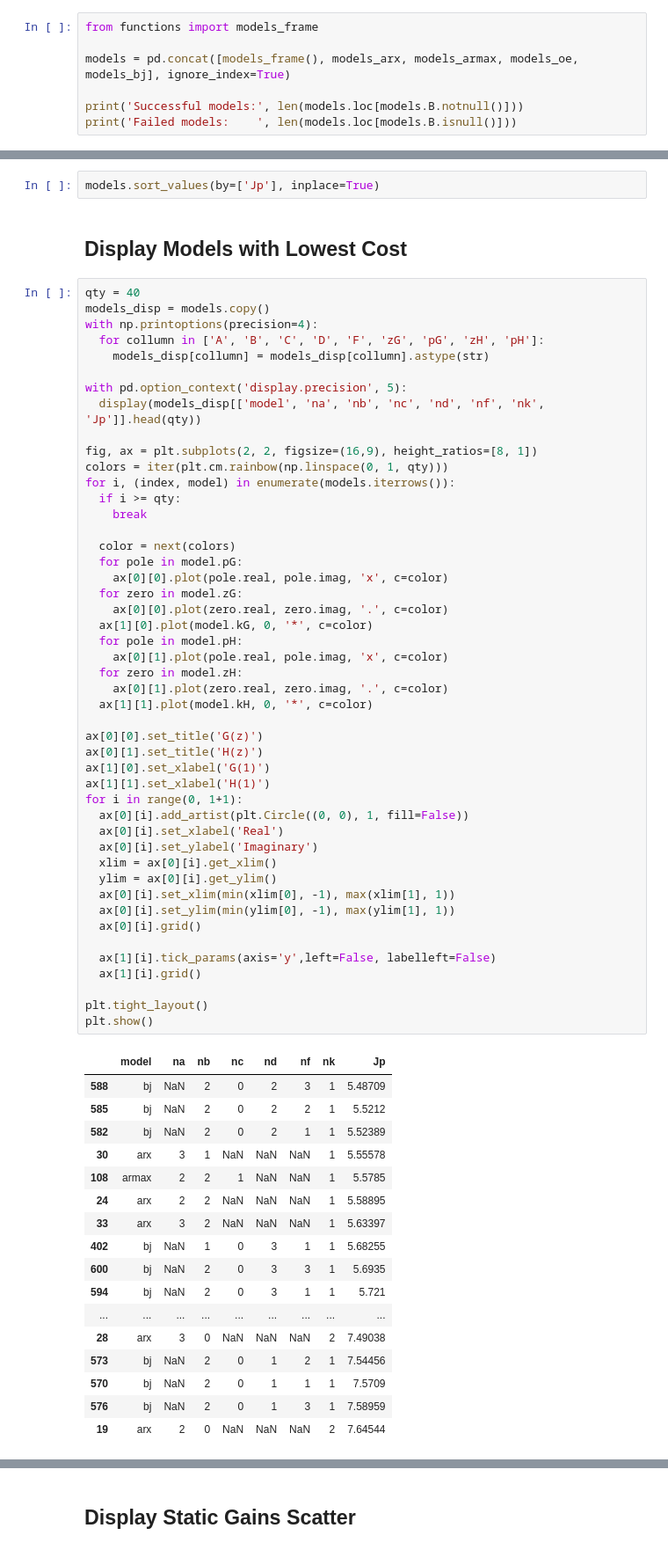
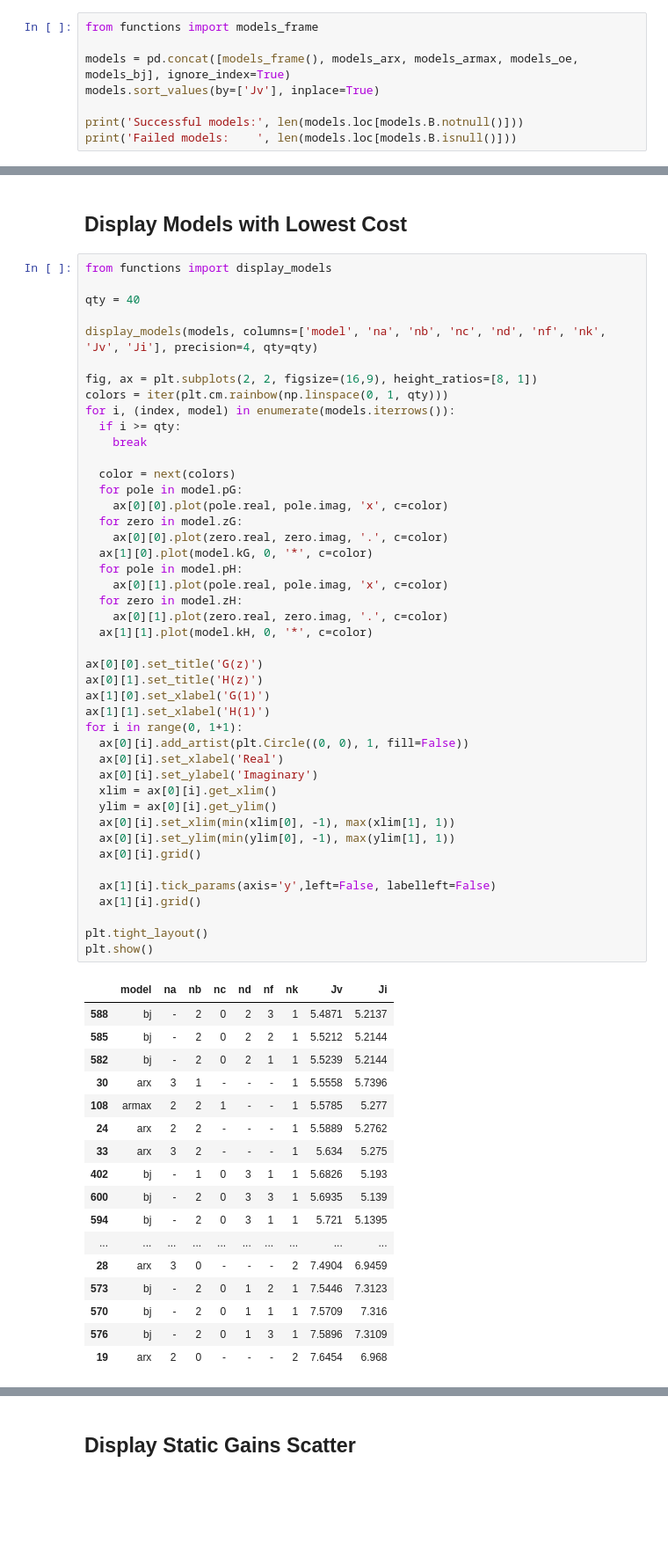
Before and after one commit to GuiBeal/system-identification, a Jupyter notebook: Python/main.ipynb, the cells around one changed output, grey strips where cells are left out. Shown at 88% size. Drawn from its saved outputs; the diff is of its cells as text; blank space fills up the shorter version.

```diff
--- a/Python/main.ipynb
+++ b/Python/main.ipynb
@@ -250,6 +328,7 @@ models_bj = bj(u_i, y_i, u_v, y_v, nb_range, nc_range, nd_range, nf_range, nk_ra
 from functions import models_frame
 
 models = pd.concat([models_frame(), models_arx, models_armax, models_oe, models_bj], ignore_index=True)
+models.sort_values(by=['Jv'], inplace=True)
 
 print('Successful models:', len(models.loc[models.B.notnull()]))
 print('Failed models:    ', len(models.loc[models.B.isnull()]))
@@ -265,16 +338,11 @@ Failed models:     216
-# %%
-models.sort_values(by=['Jp'], inplace=True)
 # %% [markdown]
 ## Display Models with Lowest Cost
 # %%
+from functions import display_models
+
 qty = 40
-models_disp = models.copy()
-with np.printoptions(precision=4):
-  for collumn in ['A', 'B', 'C', 'D', 'F', 'zG', 'pG', 'zH', 'pH']:
-    models_disp[collumn] = models_disp[collumn].astype(str)
 
-with pd.option_context('display.precision', 5):
-  display(models_disp[['model', 'na', 'nb', 'nc', 'nd', 'nf', 'nk', 'Jp']].head(qty))
+display_models(models, columns=['model', 'na', 'nb', 'nc', 'nd', 'nf', 'nk', 'Jv', 'Ji'], precision=4, qty=qty)
 
 fig, ax = plt.subplots(2, 2, figsize=(16,9), height_ratios=[8, 1])
 colors = iter(plt.cm.rainbow(np.linspace(0, 1, qty)))
@@ -287,50 +355,50 @@ for i, (index, model) in enumerate(models.iterrows()):
     ax[0][0].plot(pole.real, pole.imag, 'x', c=color)
   for zero in model.zG:
     ax[0][0].plot(zero.real, zero.imag, '.', c=color)
   ax[1][0].plot(model.kG, 0, '*', c=color)
   for pole in model.pH:
     ax[0][1].plot(pole.real, pole.imag, 'x', c=color)
   for zero in model.zH:
     ax[0][1].plot(zero.real, zero.imag, '.', c=color)
   ax[1][1].plot(model.kH, 0, '*', c=color)
 
 ax[0][0].set_title('G(z)')
 ax[0][1].set_title('H(z)')
 ax[1][0].set_xlabel('G(1)')
 ax[1][1].set_xlabel('H(1)')
 for i in range(0, 1+1):
   ax[0][i].add_artist(plt.Circle((0, 0), 1, fill=False))
   ax[0][i].set_xlabel('Real')
   ax[0][i].set_ylabel('Imaginary')
   xlim = ax[0][i].get_xlim()
   ylim = ax[0][i].get_ylim()
   ax[0][i].set_xlim(min(xlim[0], -1), max(xlim[1], 1))
   ax[0][i].set_ylim(min(ylim[0], -1), max(ylim[1], 1))
   ax[0][i].grid()
 
   ax[1][i].tick_params(axis='y',left=False, labelleft=False)
   ax[1][i].grid()
 
 plt.tight_layout()
 plt.show()
 # %% [output]
-|  | model | na | nb | nc | nd | nf | nk | Jp |
-| 588 | bj | NaN | 2 | 0 | 2 | 3 | 1 | 5.48709 |
-| 585 | bj | NaN | 2 | 0 | 2 | 2 | 1 | 5.5212 |
-| 582 | bj | NaN | 2 | 0 | 2 | 1 | 1 | 5.52389 |
-| 30 | arx | 3 | 1 | NaN | NaN | NaN | 1 | 5.55578 |
-| 108 | armax | 2 | 2 | 1 | NaN | NaN | 1 | 5.5785 |
-| 24 | arx | 2 | 2 | NaN | NaN | NaN | 1 | 5.58895 |
-| 33 | arx | 3 | 2 | NaN | NaN | NaN | 1 | 5.63397 |
-| 402 | bj | NaN | 1 | 0 | 3 | 1 | 1 | 5.68255 |
-| 600 | bj | NaN | 2 | 0 | 3 | 3 | 1 | 5.6935 |
-| 594 | bj | NaN | 2 | 0 | 3 | 1 | 1 | 5.721 |
-| ... | ... | ... | ... | ... | ... | ... | ... | ... |
-| 28 | arx | 3 | 0 | NaN | NaN | NaN | 2 | 7.49038 |
-| 573 | bj | NaN | 2 | 0 | 1 | 2 | 1 | 7.54456 |
-| 570 | bj | NaN | 2 | 0 | 1 | 1 | 1 | 7.5709 |
-| 576 | bj | NaN | 2 | 0 | 1 | 3 | 1 | 7.58959 |
-| 19 | arx | 2 | 0 | NaN | NaN | NaN | 2 | 7.64544 |
+|  | model | na | nb | nc | nd | nf | nk | Jv | Ji |
+| 588 | bj | - | 2 | 0 | 2 | 3 | 1 | 5.4871 | 5.2137 |
+| 585 | bj | - | 2 | 0 | 2 | 2 | 1 | 5.5212 | 5.2144 |
+| 582 | bj | - | 2 | 0 | 2 | 1 | 1 | 5.5239 | 5.2144 |
+| 30 | arx | 3 | 1 | - | - | - | 1 | 5.5558 | 5.7396 |
+| 108 | armax | 2 | 2 | 1 | - | - | 1 | 5.5785 | 5.277 |
+| 24 | arx | 2 | 2 | - | - | - | 1 | 5.5889 | 5.2762 |
+| 33 | arx | 3 | 2 | - | - | - | 1 | 5.634 | 5.275 |
+| 402 | bj | - | 1 | 0 | 3 | 1 | 1 | 5.6826 | 5.193 |
+| 600 | bj | - | 2 | 0 | 3 | 3 | 1 | 5.6935 | 5.139 |
+| 594 | bj | - | 2 | 0 | 3 | 1 | 1 | 5.721 | 5.1395 |
+| ... | ... | ... | ... | ... | ... | ... | ... | ... | ... |
+| 28 | arx | 3 | 0 | - | - | - | 2 | 7.4904 | 6.9459 |
+| 573 | bj | - | 2 | 0 | 1 | 2 | 1 | 7.5446 | 7.3123 |
+| 570 | bj | - | 2 | 0 | 1 | 1 | 1 | 7.5709 | 7.316 |
+| 576 | bj | - | 2 | 0 | 1 | 3 | 1 | 7.5896 | 7.3109 |
+| 19 | arx | 2 | 0 | - | - | - | 2 | 7.6454 | 6.968 |
 [figure]
 # %% [markdown]
 ## Display Static Gains Scatter
```
Also changed, not shown: parts of 26 cells of this notebook, 1 other file.
